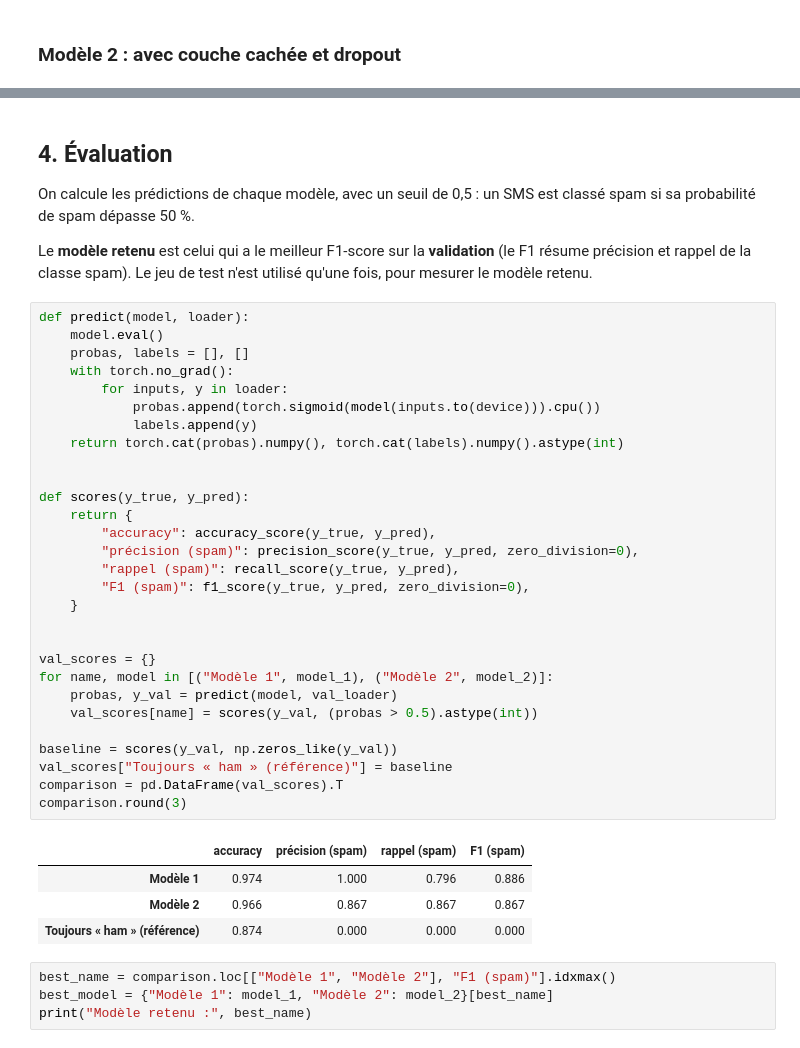
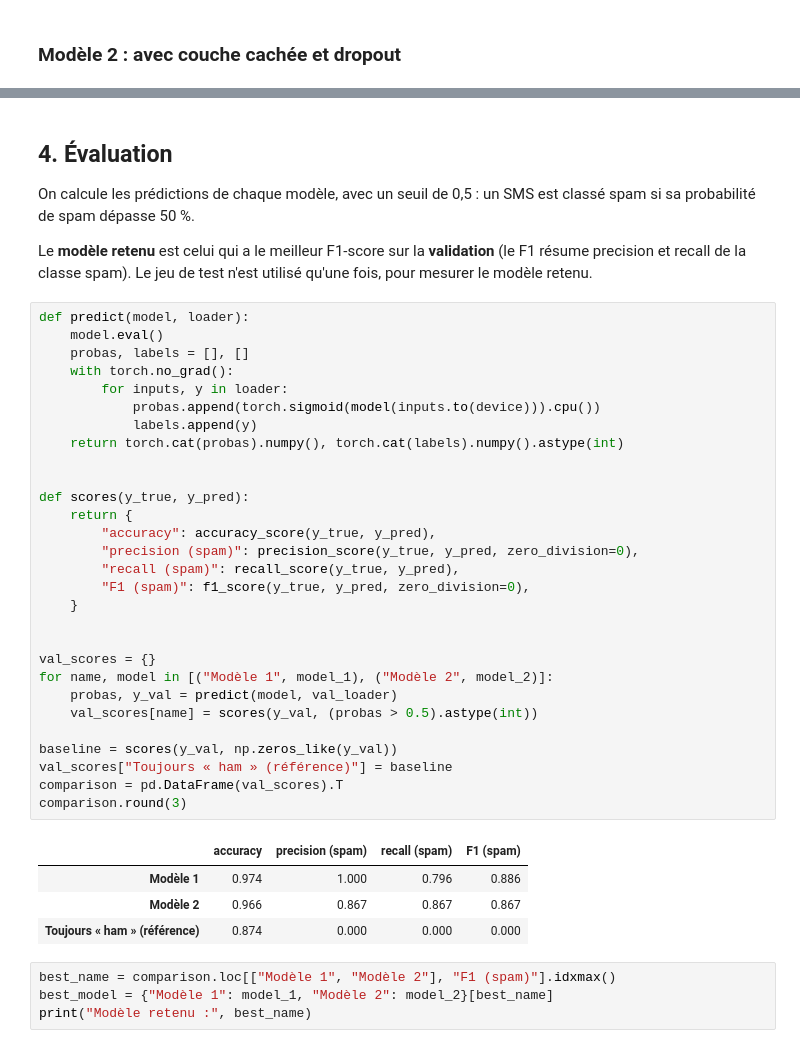
Before and after one commit to sandrinehardy/mes_projets_jedha_dsft36, a Jupyter notebook: Bloc4_Deep_Learning/ATT_Deep_Learning/ATT_Spam_Detector.ipynb, the cells around one changed output, grey strips where cells are left out. Drawn from its saved outputs; the diff is of its cells as text.

```diff
--- a/Bloc4_Deep_Learning/ATT_Deep_Learning/ATT_Spam_Detector.ipynb
+++ b/Bloc4_Deep_Learning/ATT_Deep_Learning/ATT_Spam_Detector.ipynb
@@ -326,38 +326,38 @@ plot_history(history_2, "Modèle 2")
 
 On calcule les prédictions de chaque modèle, avec un seuil de 0,5 : un SMS est classé spam si sa probabilité de spam dépasse 50 %.
 
-Le **modèle retenu** est celui qui a le meilleur F1-score sur la **validation** (le F1 résume précision et rappel de la classe spam). Le jeu de test n'est utilisé qu'une fois, pour mesurer le modèle retenu.
+Le **modèle retenu** est celui qui a le meilleur F1-score sur la **validation** (le F1 résume precision et recall de la classe spam). Le jeu de test n'est utilisé qu'une fois, pour mesurer le modèle retenu.
 # %%
 def predict(model, loader):
     model.eval()
     probas, labels = [], []
     with torch.no_grad():
         for inputs, y in loader:
             probas.append(torch.sigmoid(model(inputs.to(device))).cpu())
             labels.append(y)
     return torch.cat(probas).numpy(), torch.cat(labels).numpy().astype(int)
 
 
 def scores(y_true, y_pred):
     return {
         "accuracy": accuracy_score(y_true, y_pred),
-        "précision (spam)": precision_score(y_true, y_pred, zero_division=0),
-        "rappel (spam)": recall_score(y_true, y_pred),
+        "precision (spam)": precision_score(y_true, y_pred, zero_division=0),
+        "recall (spam)": recall_score(y_true, y_pred),
         "F1 (spam)": f1_score(y_true, y_pred, zero_division=0),
     }
 
 
 val_scores = {}
 for name, model in [("Modèle 1", model_1), ("Modèle 2", model_2)]:
     probas, y_val = predict(model, val_loader)
     val_scores[name] = scores(y_val, (probas > 0.5).astype(int))
 
 baseline = scores(y_val, np.zeros_like(y_val))
 val_scores["Toujours « ham » (référence)"] = baseline
 comparison = pd.DataFrame(val_scores).T
 comparison.round(3)
 # %% [output]
-|  | accuracy | précision (spam) | rappel (spam) | F1 (spam) |
+|  | accuracy | precision (spam) | recall (spam) | F1 (spam) |
 | Modèle 1 | 0.974 | 1.000 | 0.796 | 0.886 |
 | Modèle 2 | 0.966 | 0.867 | 0.867 | 0.867 |
 | Toujours « ham » (référence) | 0.874 | 0.000 | 0.000 | 0.000 |
```
Also changed, not shown: parts of 7 cells of this notebook.
